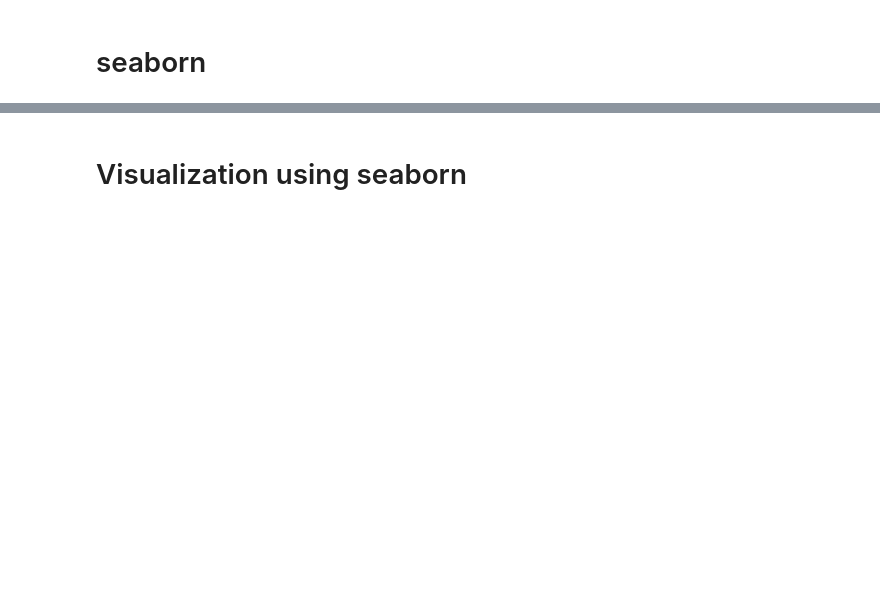
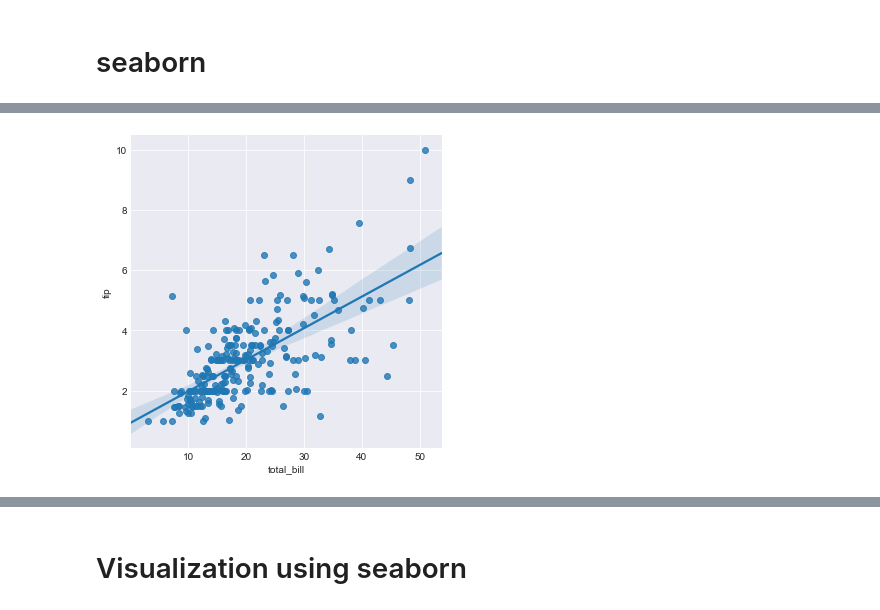
Before and after one commit to Democracy8034/MgtDatabase2018, a Jupyter notebook: 데이터분석2/서울시 범죄현황 분석_student.ipynb, the cells around one changed output, grey strips where cells are left out. Cells and saved outputs as stored; diff of their text form; code cells hidden in the pictures; blank space fills up the shorter version.

```diff
--- a/데이터분석2/서울시 범죄현황 분석_student.ipynb
+++ b/데이터분석2/서울시 범죄현황 분석_student.ipynb
@@ -580,7 +649,9 @@ tips.head(5)
 # %%
 sns.set_style("darkgrid")
-sns.lmplot(x="total_bill", y="tip", data=tips, size=7) # regression plot
+sns.lmplot(x="total_bill", y="tip", data=tips, size=5) # regression plot
 plt.show()
+# %% [output]
+[figure, added]
 # %%
 sns.lmplot(x="total_bill", y="tip", hue="smoker", data=tips, size=7)
 plt.show()
```
Also changed, not shown: parts of 50 cells of this notebook, 1 other file.
